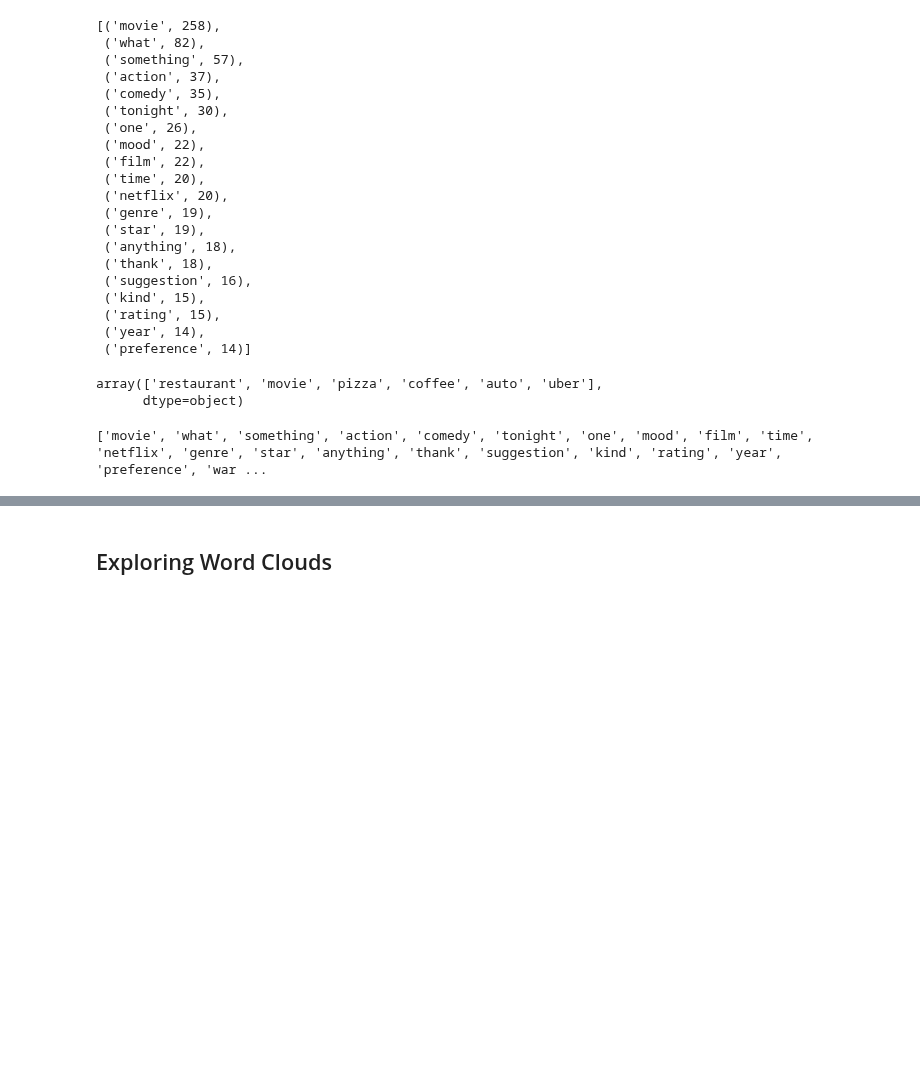
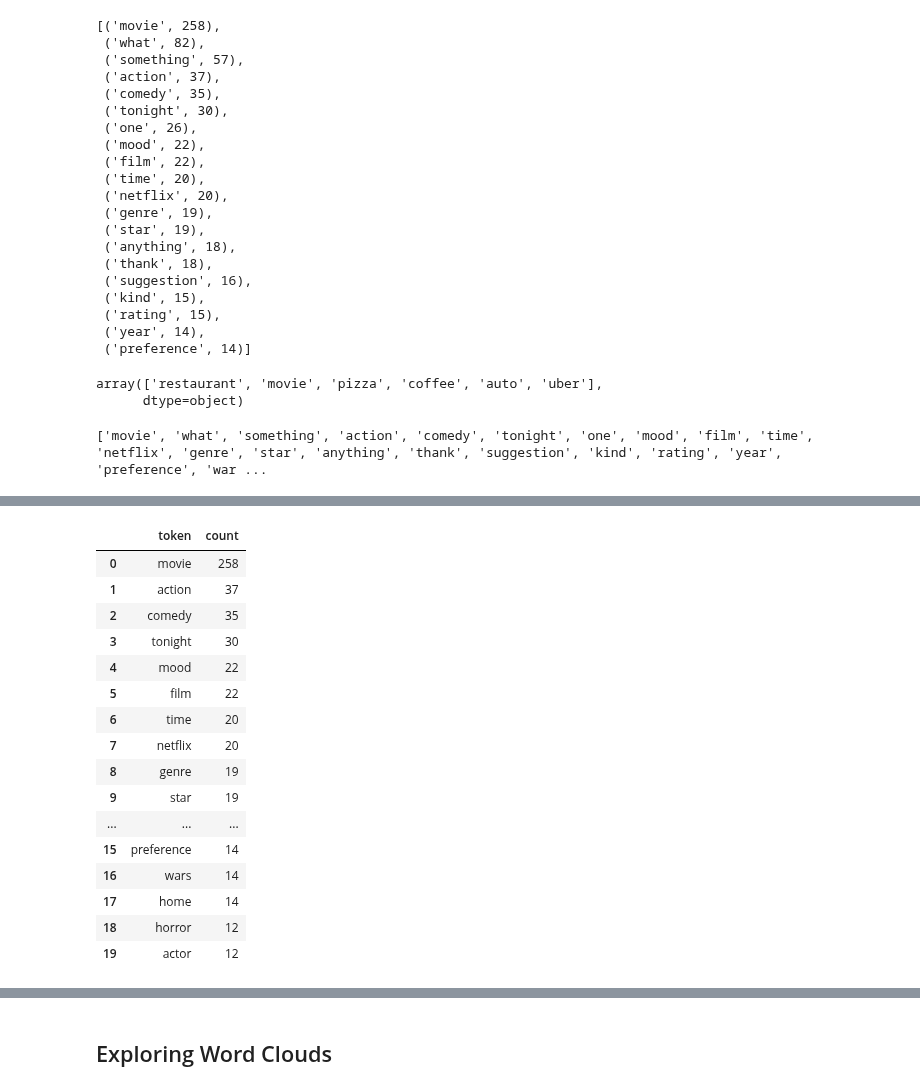
Before and after one commit to CSML1010-3-2020/NLPCourseProject, a Jupyter notebook: 3_Data_Exploration.ipynb, the cells around one changed output, grey strips where cells are left out. Cells and saved outputs as stored; diff of their text form; code cells hidden in the pictures; blank space fills up the shorter version.

```diff
--- a/3_Data_Exploration.ipynb
+++ b/3_Data_Exploration.ipynb
@@ -303,0 +299,20 @@ freq_df.plot(kind='bar', x='token');
+# %%
+freq_df
+# %% [output]
+|  | token | count |
+| 0 | movie | 258 |
+| 1 | action | 37 |
+| 2 | comedy | 35 |
+| 3 | tonight | 30 |
+| 4 | mood | 22 |
+| 5 | film | 22 |
+| 6 | time | 20 |
+| 7 | netflix | 20 |
+| 8 | genre | 19 |
+| 9 | star | 19 |
+| ... | ... | ... |
+| 15 | preference | 14 |
+| 16 | wars | 14 |
+| 17 | home | 14 |
+| 18 | horror | 12 |
+| 19 | actor | 12 |
```
Also changed, not shown: parts of 3 cells of this notebook, 1 other file.
